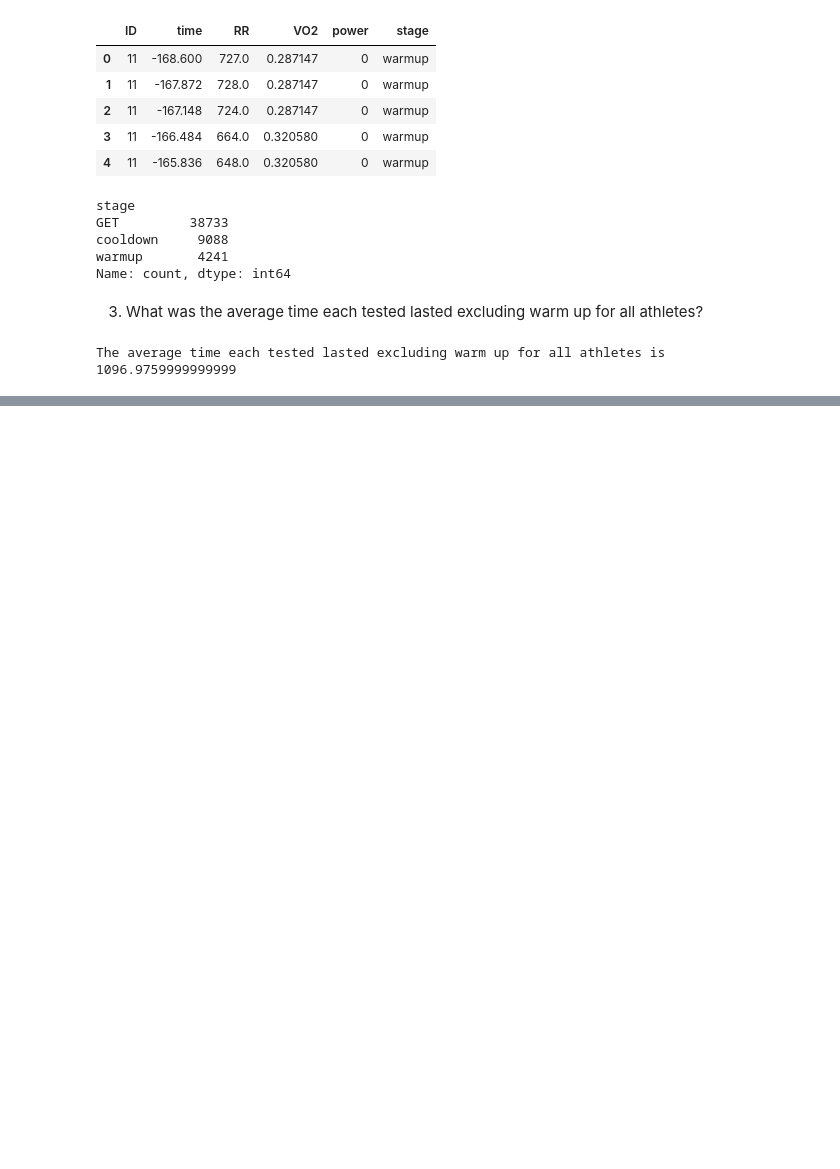
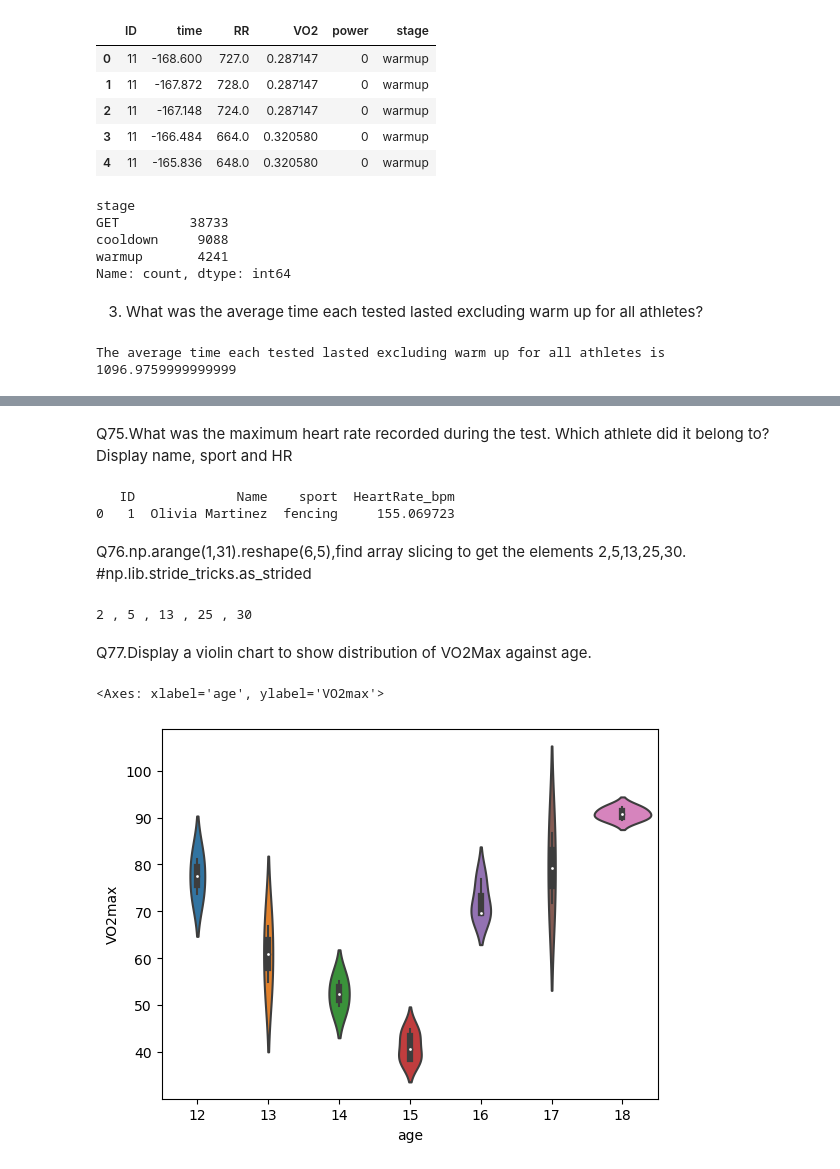
Before and after one commit to anuvarsha2642/3_Code_Rangers_PythonHackathon_Aug24, a Jupyter notebook: 3_CodeRangers_PythonHackathon_Aug24.ipynb, the cells around one changed output, grey strips where cells are left out. Cells and saved outputs as stored; diff of their text form; code cells hidden in the pictures; blank space fills up the shorter version.

```diff
--- a/3_CodeRangers_PythonHackathon_Aug24.ipynb
+++ b/3_CodeRangers_PythonHackathon_Aug24.ipynb
@@ -11,11 +18,5 @@ warnings.filterwarnings('ignore')
 # %% [markdown]
 1. Join all sport-related tables to produce one dataframe that has all athletes values. The final table should only have the same 5 columns: ID, time,power,RR, vo2. Write this dataframe to an excel file.
-# %%
-#Read data from excel worksheets
-df_Kayaking =pd.read_excel("V02Max_Combined.xlsx",sheet_name="Kayaking")
-df_Athletes=pd.read_excel("V02Max_Combined.xlsx",sheet_name="Athletes")
-df_Triathlon=pd.read_excel("V02Max_Combined.xlsx",sheet_name="Triathlon")
-df_Fencing=pd.read_excel("V02Max_Combined.xlsx",sheet_name="Fencing")
 # %%
 #concatenate all sports data to form a single dataframe
 df_data = pd.concat([df_Kayaking,df_Triathlon,df_Fencing],ignore_index=True)
@@ -86,0 +99,14 @@ df_Fencing=pd.read_csv(file_path_Fencing)
+# %%
+#Filtering power==200
+df_power_200 = df_data[df_data['power'] == 200 ]
+df_power_avg = df_power_200.groupby('ID')['time'].mean()
+
+df_Athletes['Name']=df_Athletes['First Name']+ ' '+df_Athletes['Last Name']
+df_merged = pd.merge(df_power_avg, df_Athletes[['ID', 'Name']], on='ID')
+
+
+
+df_merged = df_merged[['ID','Name', 'time']]
+df_merged.rename(columns={'ID':'ID','Name': 'name', 'time': 'avg time',}, inplace=True)
+
+print(df_merged.to_string(index=False))
@@ -86,0 +130,7 @@ df_Fencing=pd.read_csv(file_path_Fencing)
+# %%
+df_Sum_VO2=df_data.groupby('ID')['VO2'].sum().reset_index()
+
+df_merge_VO2=pd.merge(df_Athletes, df_Sum_VO2[['ID', 'VO2']], on='ID')
+df_merge_VO2['VO2max']=df_merge_VO2['VO2']/df_merge_VO2['Weight']
+df_merge_VO2_Sport=df_merge_VO2.groupby('sport').VO2max.mean().reset_index()
+highest_VO2max_sport = df_merge_VO2_Sport.loc[df_merge_VO2_Sport['VO2max'].idxmax()]
@@ -86,0 +284,42 @@ df_Fencing=pd.read_csv(file_path_Fencing)
+# %% [markdown]
+Q75.What was the maximum heart rate recorded during the test. Which athlete did it belong to? Display name, sport and HR
+# %%
+#df_data_copy['HeartRate_bpm']=60/(df_data['RR']/1000)
+
+
+
+df_merged = pd.merge(df_Athletes, df_data_copy[['ID', 'HeartRate_bpm']], on='ID')
+
+# Calculate the mean Heart Rate for each athlete
+mean_heart_rate = df_merged.groupby('ID')['HeartRate_bpm'].mean().reset_index()
+
+# Merge mean heart rate with athlete details
+result = pd.merge(mean_heart_rate, df_Athletes, on='ID')
+
+max_heart_rate_row = result[result['HeartRate_bpm'] == result['HeartRate_bpm'].max()]
+
+print(max_heart_rate_row[['ID','Name','sport','HeartRate_bpm']])
+# %% [output]
+   ID             Name    sport  HeartRate_bpm
+0   1  Olivia Martinez  fencing     155.069723
+# %% [markdown]
+Q76.np.arange(1,31).reshape(6,5),find array slicing to get the elements 2,5,13,25,30. #np.lib.stride_tricks.as_strided
+# %%
+import numpy as np
+
+
+np.arange(1,31).reshape(6,5)
+
+print(array[0,1],",",array[0,4],",",array[2,2],",",array[4,4],",",array[5,4])
+# %% [output]
+2 , 5 , 13 , 25 , 30
+# %% [markdown]
+Q77.Display a violin chart to show distribution of VO2Max against age.
+# %%
+import seaborn as sns
+
+# plot
+sns.violinplot(x=df_merge_VO2['age'], y=df_merge_VO2['VO2max'])
+# %% [output]
+<Axes: xlabel='age', ylabel='VO2max'>
+[figure, added]
```
Also changed, not shown: parts of 32 cells of this notebook, 1 other file.
